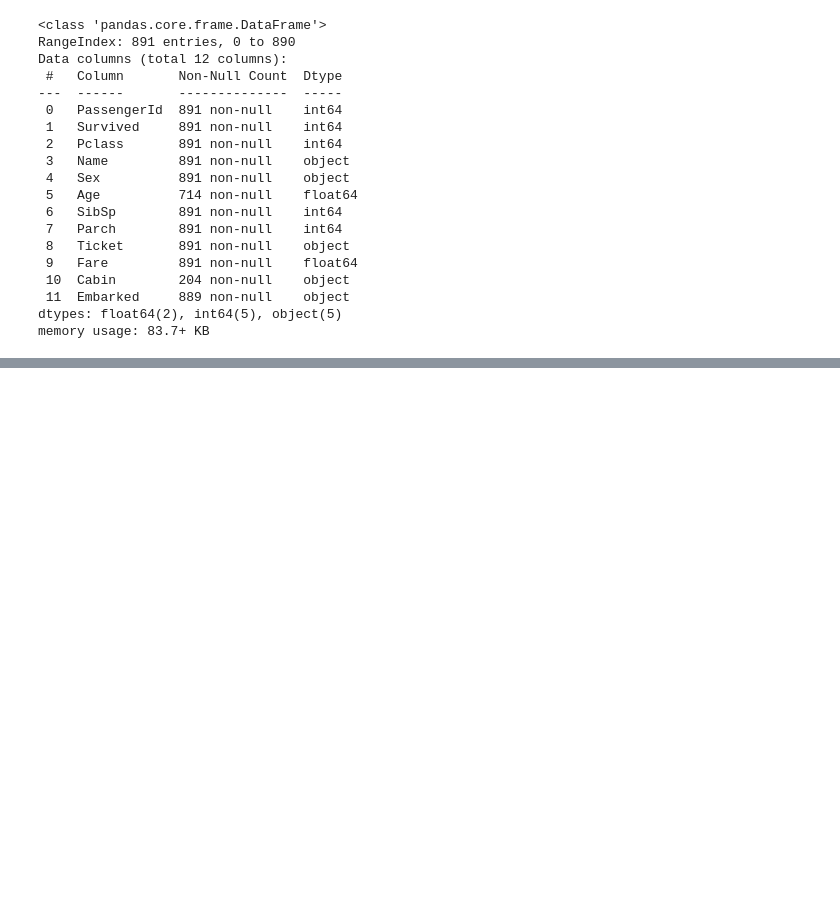
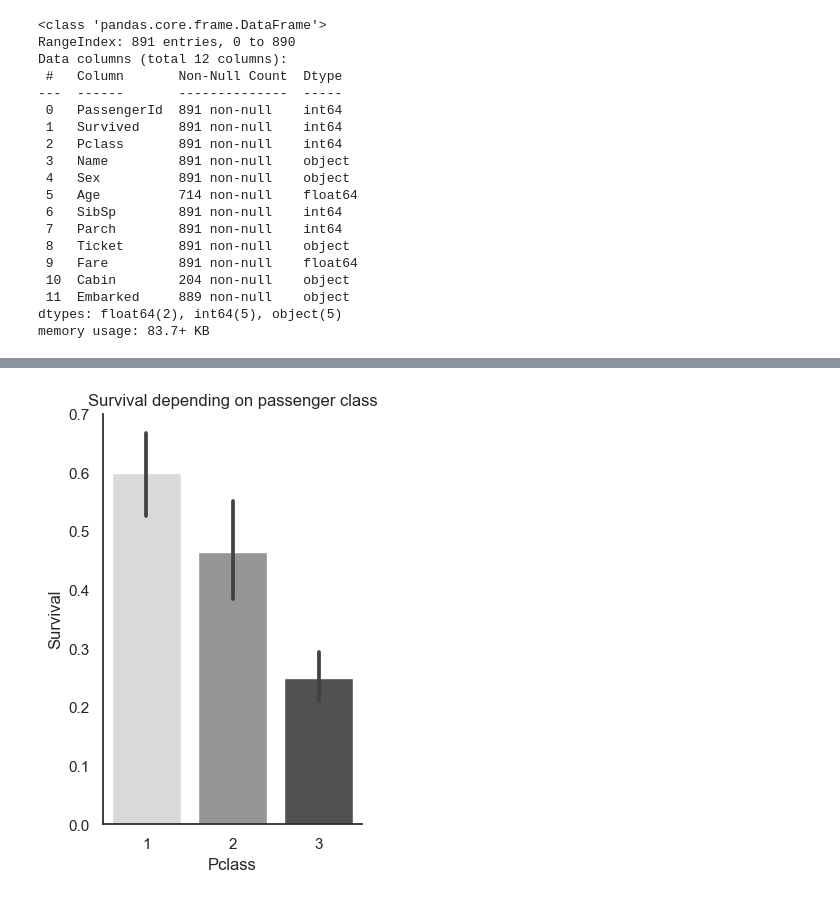
Before and after one commit to PanosKefalas/titanic, a Jupyter notebook: code/preprocess.ipynb, the cells around one changed output, grey strips where cells are left out. Saved outputs shown, nothing was run; the diff lists cells and outputs as text; code cells hidden in the pictures; blank space fills up the shorter version.

```diff
--- a/code/preprocess.ipynb
+++ b/code/preprocess.ipynb
@@ -52,3 +75,9 @@ X_train, X_test, y_train, y_test = train_test_split(X, y, stratify=raw['Pclass']
+# %%
+sns.catplot(kind='bar', data=titanic, x='Pclass', y='Survival', aspect=0.7, palette="Greys")
+plt.title("Survival depending on passenger class")
+plt.show()
+# %% [output]
+[figure, added]
 # %%
 Xtransformed = transformTitanicDf(X_train)
 Xtransformed.head()
```
Also changed, not shown: parts of 7 cells of this notebook, 6 other files.
